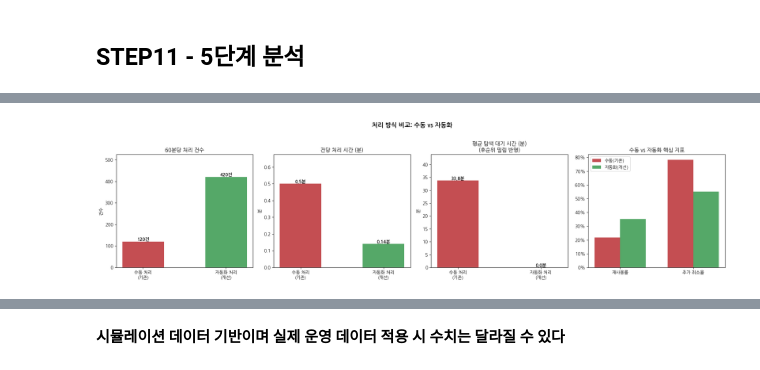
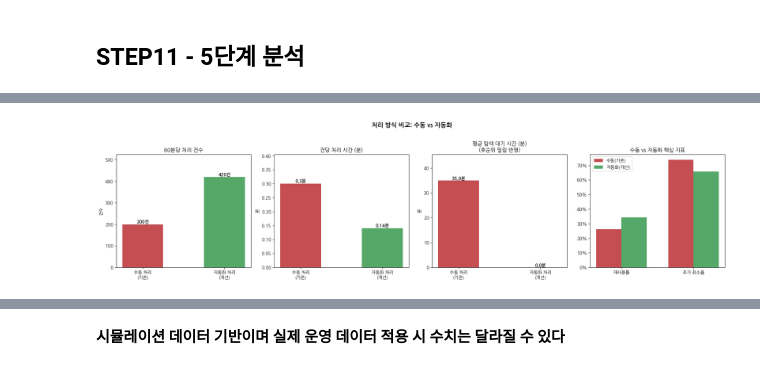
Before and after one commit to shane-son/logistics-data-analysis, a Jupyter notebook: main_analysis.ipynb, the cells around one changed output, grey strips where cells are left out. Drawn from its saved outputs; the diff is of its cells as text; code cells hidden in the pictures.

```diff
--- a/main_analysis.ipynb
+++ b/main_analysis.ipynb
@@ -684,13 +820,18 @@ Name: proportion, dtype: float64
 ## **STEP8 - 2단계 분석**
 # %%
 # =============================================
-# STEP 8: 2단계 분석 — 지연 분석
+# STEP 8: 2단계 분석 — 개선 전 지연 병 분석
 # =============================================
 
-bins   = [0, 10, 20, 30, 50, 70, 100]
-labels = ['0-10', '10-20', '20-30', '30-50', '50-70', '70-100']
+bins   = [0, 10, 20, 30, 50, 70, 100, np.inf]
+labels = ['0-10', '10-20', '20-30', '30-50', '50-70', '70-100', '100+']
 op_df  = op_df.copy()
-op_df['delay_bin'] = pd.cut(op_df['process_delay_min'], bins=bins, labels=labels)
+op_df['delay_bin'] = pd.cut(
+    op_df['process_delay_min'],
+    bins=bins,
+    labels=labels,
+    include_lowest=True
+)
 
 delay_summary = op_df.groupby('delay_bin', observed=True)['reused_flag'].mean()
 
@@ -723,6 +864,11 @@ axes[1].set_xlabel('처리 지연 시간(분)')
 axes[1].set_ylabel('재사용 여부')
 axes[1].legend()
 
+print(op_df['process_delay_min'].describe())
+print(op_df['process_delay_min'].min())
+print(op_df['process_delay_min'].max())
+print(op_df['process_delay_min'].between(0, 10).sum())
+
 plt.tight_layout()
 plt.show()
 # %% [output]
@@ -1003,15 +1206,14 @@ Name: additional_cancel_flag, dtype: float64
 improved_df = op_df.copy()
 
 # 자동화 처리 방식 설정
-improved_df['process_type'] = 'automated'
+improved_df = op_df.copy()
 
-# 개선 가정 1: 처리 지연 0~30분으로 단축
-improved_df['process_delay_min'] = np.random.uniform(0, 30, len(improved_df)).round(1)
-
-# process_time도 변경된 지연시간 기준으로 재계산
-improved_df['process_time'] = improved_df.apply(
-    lambda r: r['cancel_time'] + timedelta(minutes=r['process_delay_min']),
-    axis=1
+improved_df = assign_process_time_by_queue(
+    improved_df,
+    time_per_case=AUTOMATED_TIME_PER_CASE,
+    process_type='automated',
+    batch_range=(30, 50),
+    break_range=(0, 0)
 )
 
 # 개선 가정 2: 전산화로 위치 정보 확인 가능 비율 95%
@@ -1044,11 +1246,13 @@ wrong_pick_pool_improved = (
 # 3) inspection_flag 재계산
 # ============================================================
 def inspection_improved(row):
-    if row['cancel_reason'] != '오집':
+    if row['cancel_reason'] not in ['오집', '미집', '토트분실']:
         return 0
-    if row['restock_flag'] == 0:
+
+    if row['cancel_reason'] == '오집' and row['restock_flag'] == 0:
         return 0
-    return 1 if random.random() < 0.85 else 0
+
+    return 1 if random.random() < 0.90 else 0
 
 improved_df['inspection_flag'] = improved_df.apply(inspection_improved, axis=1)
 
@@ -1070,12 +1274,15 @@ def reuse_improved(row):
         base = REUSE_PROB.get(row['category'], 0.50)
 
         if row['process_delay_min'] > DELAY_THRESHOLD_MIN:
-            base *= 0.60
+            base *= 0.70
 
         return 1 if random.random() < base else 0
 
     # 미집/토트분실: 오집 재고 풀에서 동일 SKU 탐색 후 대체 재사용
     if row['cancel_reason'] in ['미집', '토트분실']:
+        if row['inspection_flag'] == 0:
+            return 0
+
         matched = wrong_pick_pool_improved[
             (wrong_pick_pool_improved['product_id'] == row['product_id']) &
             (wrong_pick_pool_improved['sku_option'] == row['sku_option'])
@@ -1084,7 +1291,13 @@ def reuse_improved(row):
         if len(matched) == 0:
             return 0
 
-        base = 0.70 if row['process_delay_min'] <= DELAY_THRESHOLD_MIN else 0.30
+        if row['cancel_reason'] == '미집':
+            base = 0.7
+        else:
+            base = 0.3
+
+        if row['process_delay_min'] > DELAY_THRESHOLD_MIN:
+            base *= 0.70
 
         return 1 if random.random() < base else 0
 
@@ -1102,8 +1315,12 @@ def add_cancel_improved(row):
     추가 취소로 간주한다.
     """
 
-    if row['cancel_reason'] in ['단순취소', '집품파손', '리빈파손']:
+    if row['cancel_reason'] == '단순취소':
         return 0
+
+    if row['cancel_reason'] in ['집품파손','리빈파손']:
+        return 1
+
 
     if row['cancel_reason'] in ['오집', '미집', '토트분실']:
         return 1 if row['reused_flag'] == 0 else 0
@@ -1115,21 +1332,12 @@ improved_df['additional_cancel_flag'] = improved_df.apply(add_cancel_improved, a
 # ============================================================
 # 6) search_time 재계산
 # ============================================================
-def search_improved(row):
-    if row['cancel_reason'] == '오집' and row['restock_flag'] == 1:
-        pass
-    elif row['cancel_reason'] in ['미집', '토트분실'] and row['reused_flag'] == 1:
-        pass
-    else:
-        return None, None
+result = improved_df.apply(calc_search, axis=1)
 
-    t = round(random.uniform(0, 1), 1) if row['location_known'] else round(random.uniform(1, 3), 1)
-
-    return t, AUTOMATED_SEARCH_WAIT
-
-result = improved_df.apply(search_improved, axis=1)
-improved_df['search_time_min'] = [r[0] for r in result]
-improved_df['search_wait_min'] = [r[1] for r in result]
+improved_df['search_start_time'] = [r[0] for r in result]
+improved_df['search_end_time']   = [r[1] for r in result]
+improved_df['search_time_min']   = [r[2] for r in result]
+improved_df['search_wait_min']   = [r[3] for r in result]
 
 # ── 개선 전/후 비교 테이블 ────────────────────
 before = op_df
@@ -1260,2 +1468,2 @@ cancel_reason
 Name: additional_cancel_flag, dtype: float64
-[figure, old version]
+[figure, new version]
```
Also changed, not shown: parts of 37 cells of this notebook.
